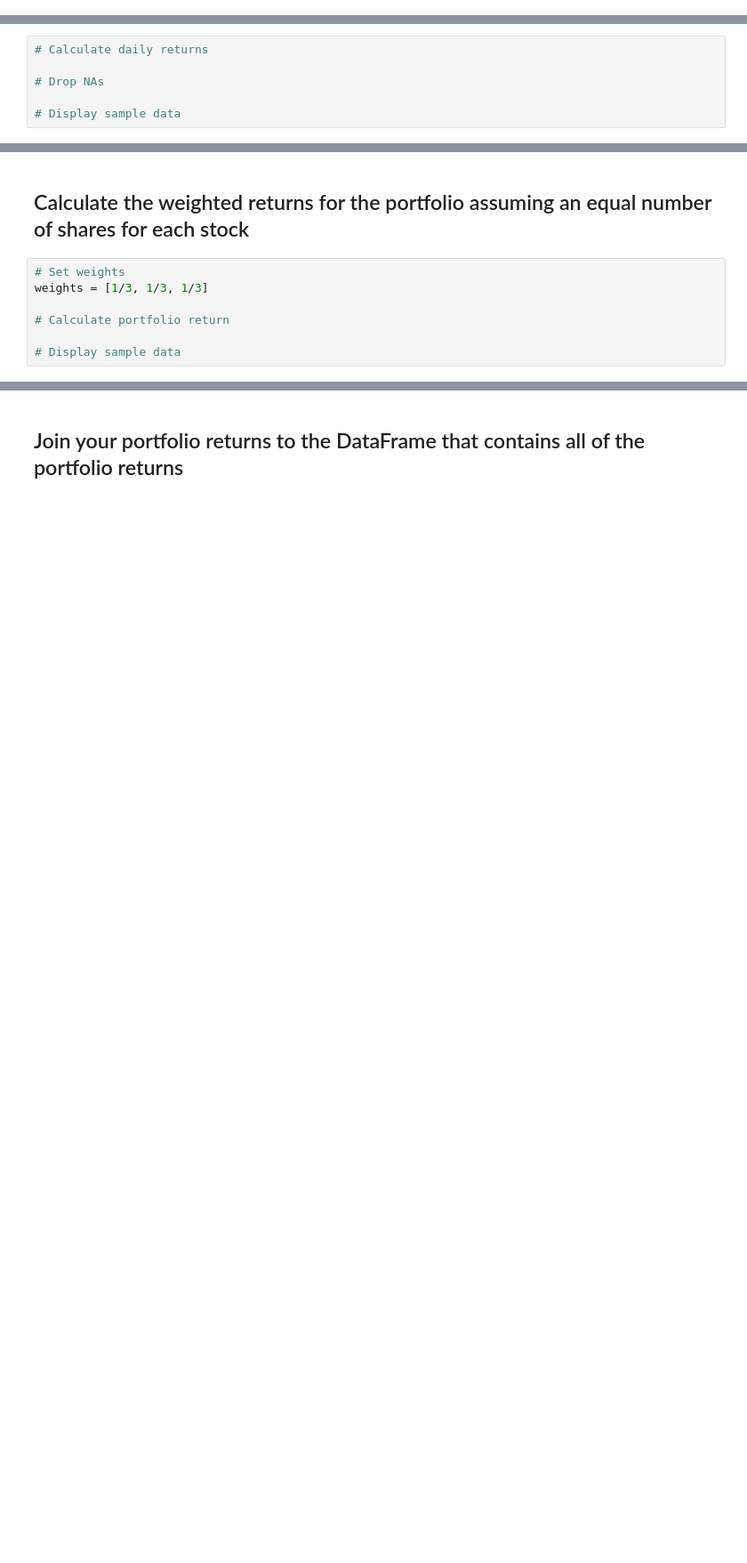
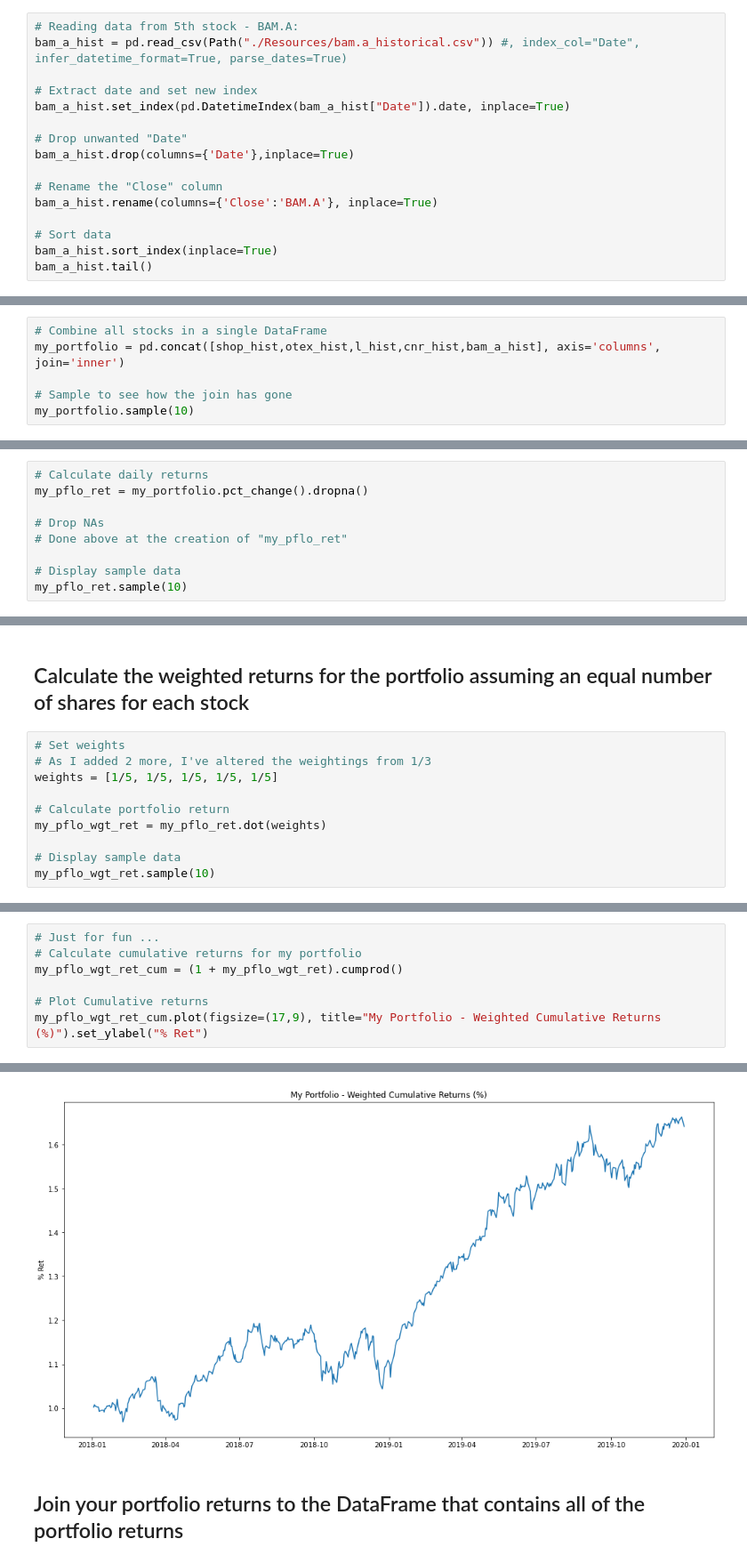
Before and after one commit to aylwarda/fintech-pandas-analysis, a Jupyter notebook: whale_analysis.ipynb, the cells around one changed output, grey strips where cells are left out. Shown at 89% size. Saved outputs shown, nothing was run; the diff lists cells and outputs as text; blank space fills up the shorter version.

```diff
--- a/whale_analysis.ipynb
+++ b/whale_analysis.ipynb
@@ -523,0 +642,16 @@ For this demo solution, we fetch data from three companies listes in the S&P TSX
+# %%
+# Reading data from 5th stock - BAM.A:
+bam_a_hist = pd.read_csv(Path("./Resources/bam.a_historical.csv")) #, index_col="Date", infer_datetime_format=True, parse_dates=True)
+
+# Extract date and set new index
+bam_a_hist.set_index(pd.DatetimeIndex(bam_a_hist["Date"]).date, inplace=True)
+
+# Drop unwanted "Date"
+bam_a_hist.drop(columns={'Date'},inplace=True)
+
+# Rename the "Close" column
+bam_a_hist.rename(columns={'Close':'BAM.A'}, inplace=True)
+
+# Sort data
+bam_a_hist.sort_index(inplace=True)
+bam_a_hist.tail()
@@ -523,0 +665,6 @@ For this demo solution, we fetch data from three companies listes in the S&P TSX
+# %%
+# Combine all stocks in a single DataFrame
+my_portfolio = pd.concat([shop_hist,otex_hist,l_hist,cnr_hist,bam_a_hist], axis='columns', join='inner')
+
+# Sample to see how the join has gone
+my_portfolio.sample(10)
@@ -526,6 +695,9 @@ For this demo solution, we fetch data from three companies listes in the S&P TSX
 # %%
 # Calculate daily returns
+my_pflo_ret = my_portfolio.pct_change().dropna()
 
 # Drop NAs
+# Done above at the creation of "my_pflo_ret"
 
 # Display sample data
+my_pflo_ret.sample(10)
@@ -533,8 +717,11 @@ For this demo solution, we fetch data from three companies listes in the S&P TSX
 ## Calculate the weighted returns for the portfolio assuming an equal number of shares for each stock
 # %%
 # Set weights
-weights = [1/3, 1/3, 1/3]
+# As I added 2 more, I've altered the weightings from 1/3
+weights = [1/5, 1/5, 1/5, 1/5, 1/5]
 
 # Calculate portfolio return
+my_pflo_wgt_ret = my_pflo_ret.dot(weights)
 
 # Display sample data
+my_pflo_wgt_ret.sample(10)
@@ -540,0 +740,8 @@ weights = [1/3, 1/3, 1/3]
+# %%
+# Just for fun ...
+# Calculate cumulative returns for my portfolio
+my_pflo_wgt_ret_cum = (1 + my_pflo_wgt_ret).cumprod()
+
+# Plot Cumulative returns
+my_pflo_wgt_ret_cum.plot(figsize=(17,9), title="My Portfolio - Weighted Cumulative Returns (%)").set_ylabel("% Ret")
+# %% [output]
@@ -541,3 +749,4 @@ weights = [1/3, 1/3, 1/3]
+[figure, added]
 # %% [markdown]
 ## Join your portfolio returns to the DataFrame that contains all of the portfolio returns
 # %%
```
Also changed, not shown: parts of 43 cells of this notebook, 2 other files.
